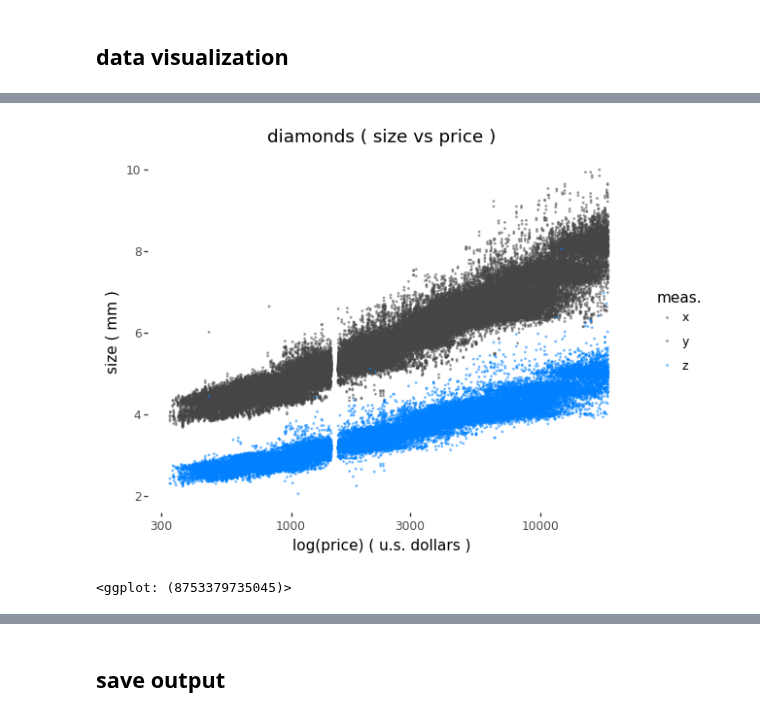
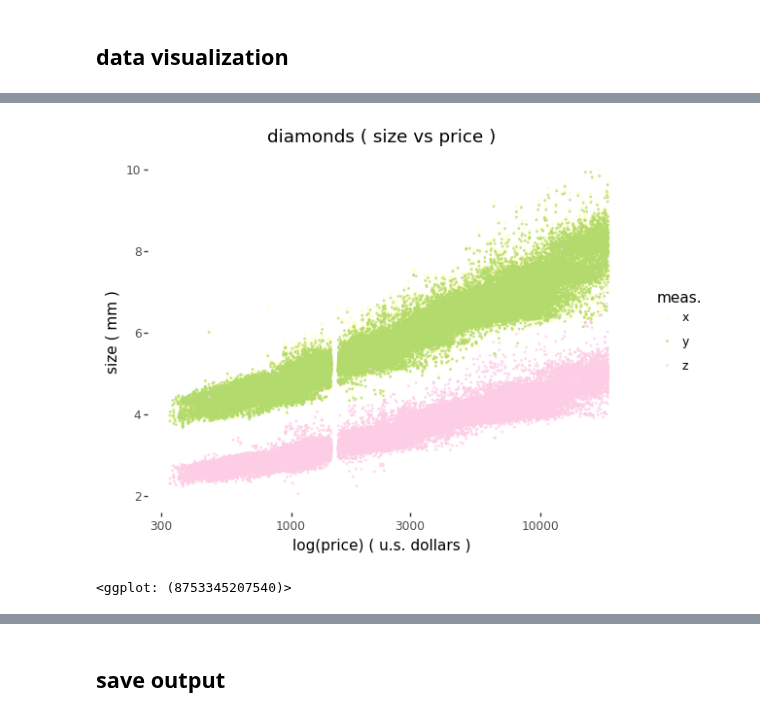
Before and after one commit to usefulmove/code, a Jupyter notebook: python/plotnine/exploratory_data_analysis.ipynb, the cells around one changed output, grey strips where cells are left out. Saved outputs shown, nothing was run; the diff lists cells and outputs as text; code cells hidden in the pictures.

```diff
--- a/python/plotnine/exploratory_data_analysis.ipynb
+++ b/python/plotnine/exploratory_data_analysis.ipynb
@@ -51,3 +76,8 @@ display(diamonds[:4])
 | 3 | 0.29 | Premium | I | VS2 | 62.4 | 58.0 | 334 | x | 4.20 |
 # %% [markdown]
 ## data visualization
+# %%
+# pairplot
+import seaborn
+seaborn.set_style("whitegrid")
+seaborn.pairplot(diamonds, vars=["carat", "depth", "table", "price", "value"], hue="clarity")
@@ -54,25 +87,25 @@ display(diamonds[:4])
 # %%
 from plotnine import (
     ggplot,
     aes,
     geom_point
 )
 from plotnine.qplot import labs
 from plotnine.scales.limits import lims
 from plotnine.scales.scale_manual import scale_color_manual
 from plotnine.themes import theme_set, theme_tufte
 
 theme_set(theme_tufte())
 
 p = (ggplot(diamonds)
     + aes(x="price", y="value", color="measurement")
-    + geom_point(size=0.2, alpha=0.4)
+    + geom_point(size=0.2, alpha=0.6)
     + scale_x_log10()
     + lims(y=(2, 10))
     + labs(title="diamonds ( size vs price )", x="log(price) ( u.s. dollars )", y="size ( mm )", color="meas.")
-    + scale_color_manual(values=["#444", "#444", "#0080ff"])
+    + scale_color_manual(values=["#ffffb3", "#b2da6c", "#fccde5"])
     )
 p
 # %% [output]
-[figure, old version]
+[figure, new version]
-<ggplot: (8753379735045)>
+<ggplot: (8753345207540)>
```
Also changed, not shown: parts of 14 cells of this notebook.
